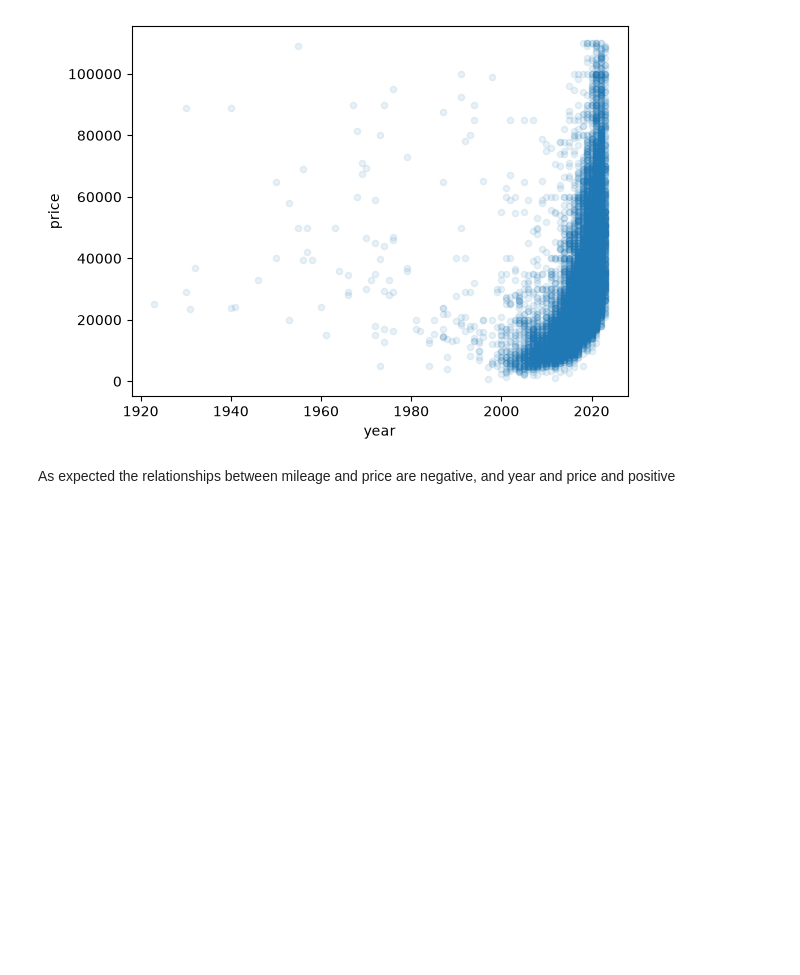
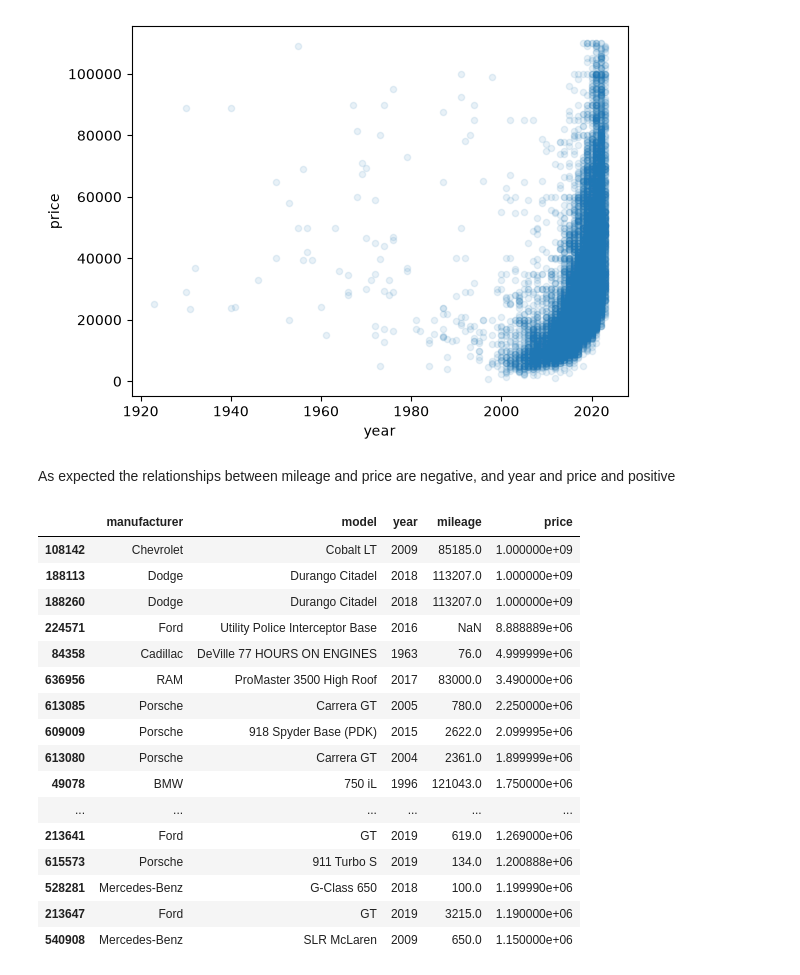
Before and after one commit to MichaelMancini9/used-car-deal-detector, a Jupyter notebook: notebooks/01_explore.ipynb, the cells around one changed output. Saved outputs shown, nothing was run; the diff lists cells and outputs as text; code cells hidden in the pictures; blank space fills up the shorter version.

```diff
--- a/notebooks/01_explore.ipynb
+++ b/notebooks/01_explore.ipynb
@@ -302,3 +302,24 @@ sample.plot.scatter(x="year", y="price", alpha=0.1)
 [figure]
 # %% [markdown]
 As expected the relationships between mileage and price are negative, and year and price and positive
+# %%
+cols = ["manufacturer", "model", "year", "mileage", "price"]
+df.nlargest(25, "price")[cols]
+# %% [output]
+|  | manufacturer | model | year | mileage | price |
+| 108142 | Chevrolet | Cobalt LT | 2009 | 85185.0 | 1.000000e+09 |
+| 188113 | Dodge | Durango Citadel | 2018 | 113207.0 | 1.000000e+09 |
+| 188260 | Dodge | Durango Citadel | 2018 | 113207.0 | 1.000000e+09 |
+| 224571 | Ford | Utility Police Interceptor Base | 2016 | NaN | 8.888889e+06 |
+| 84358 | Cadillac | DeVille 77 HOURS ON ENGINES | 1963 | 76.0 | 4.999999e+06 |
+| 636956 | RAM | ProMaster 3500 High Roof | 2017 | 83000.0 | 3.490000e+06 |
+| 613085 | Porsche | Carrera GT | 2005 | 780.0 | 2.250000e+06 |
+| 609009 | Porsche | 918 Spyder Base (PDK) | 2015 | 2622.0 | 2.099995e+06 |
+| 613080 | Porsche | Carrera GT | 2004 | 2361.0 | 1.899999e+06 |
+| 49078 | BMW | 750 iL | 1996 | 121043.0 | 1.750000e+06 |
+| ... | ... | ... | ... | ... | ... |
+| 213641 | Ford | GT | 2019 | 619.0 | 1.269000e+06 |
+| 615573 | Porsche | 911 Turbo S | 2019 | 134.0 | 1.200888e+06 |
+| 528281 | Mercedes-Benz | G-Class 650 | 2018 | 100.0 | 1.199990e+06 |
+| 213647 | Ford | GT | 2019 | 3215.0 | 1.190000e+06 |
+| 540908 | Mercedes-Benz | SLR McLaren | 2009 | 650.0 | 1.150000e+06 |
```
Also changed, not shown: parts of 4 cells of this notebook, 2 other files.
